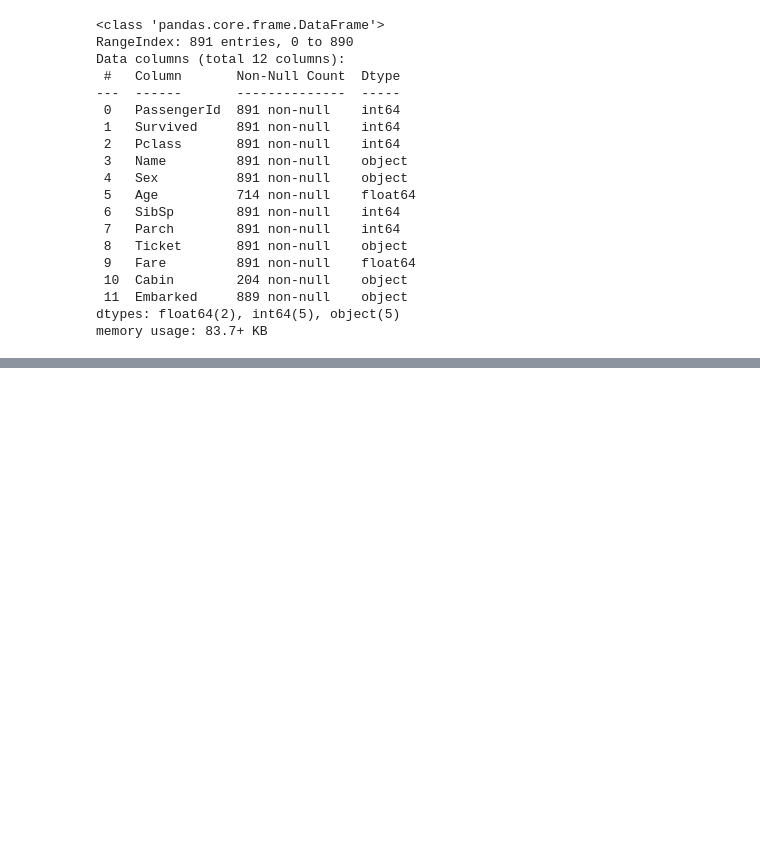
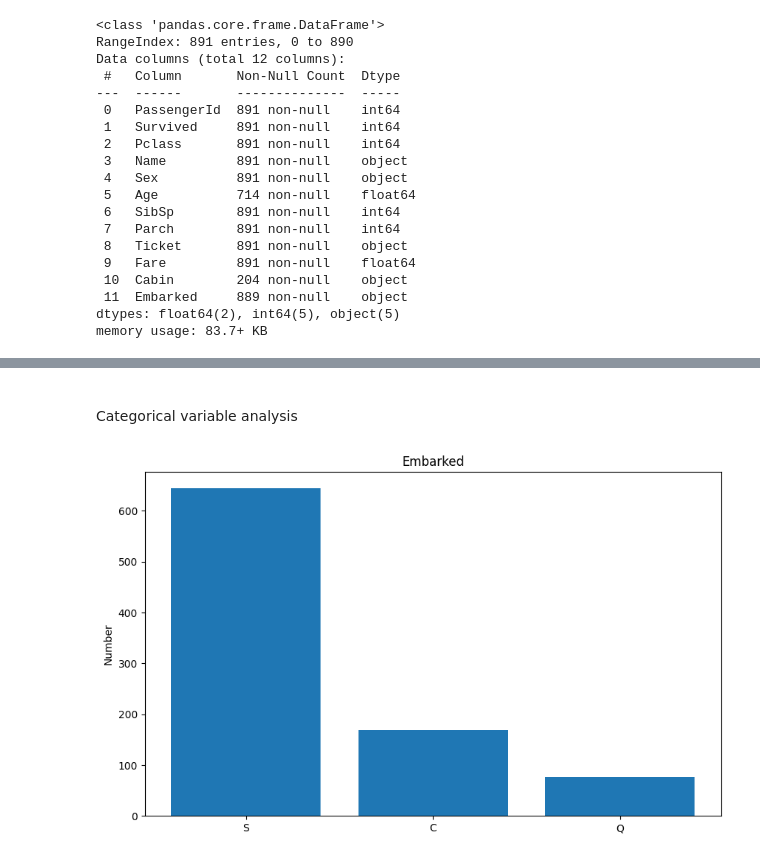
Before and after one commit to MertHasanAslan/titanic_ml, a Jupyter notebook: src/titanic_ml.ipynb, the cells around one changed output, grey strips where cells are left out. Drawn from its saved outputs; the diff is of its cells as text; code cells hidden in the pictures; blank space fills up the shorter version.

```diff
--- a/src/titanic_ml.ipynb
+++ b/src/titanic_ml.ipynb
@@ -111,0 +184,19 @@ memory usage: 83.7+ KB
+# %% [markdown]
+<a id = "5"></a><br>
+Categorical variable analysis
+# %%
+def bar_plot(column):
+    var = train_df[column]
+    var_value = var.value_counts()
+
+    plt.figure(figsize = (10,6))
+
+    plt.bar(var_value.index, var_value)
+    plt.xticks(var_value.index, var_value.index.values)
+    plt.ylabel("Number")
+    plt.title(column)
+    plt.show()
+# %%
+bar_plot("Embarked")
+# %% [output]
+[figure, added]
```
Also changed, not shown: parts of 7 cells of this notebook.
